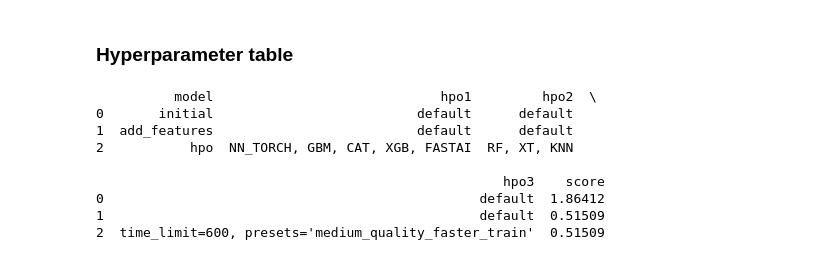
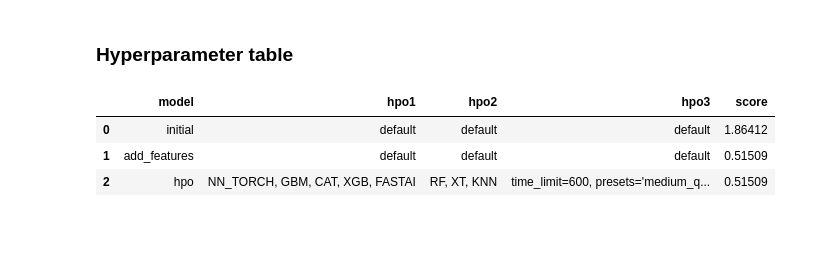
Before and after one commit to rkendev/Udacity_AWS_Machine_Learning_Engineer, a Jupyter notebook: Predict Bike Sharing Demand with AutoGluon/project-template.ipynb, the cells around one changed output. Saved outputs shown, nothing was run; the diff lists cells and outputs as text; code cells hidden in the pictures; blank space fills up the shorter version.

```diff
--- a/Predict Bike Sharing Demand with AutoGluon/project-template.ipynb
+++ b/Predict Bike Sharing Demand with AutoGluon/project-template.ipynb
@@ -703,23 +799,22 @@ plt.show()
 ### Hyperparameter table
 # %%
 # The 3 hyperparameters we tuned with the kaggle score as the result
-df = pd.DataFrame({
+# Define the data for the table
+data = {
     "model": ["initial", "add_features", "hpo"],
     "hpo1": ["default", "default", "NN_TORCH, GBM, CAT, XGB, FASTAI"],
     "hpo2": ["default", "default", "RF, XT, KNN"],
-    "hpo3": ["default", "default", "time_limit=600, presets='medium_quality_faster_train'"],
+    "hpo3": ["default", "default", "time_limit=600, presets='medium_quality_faster_train', hyperparameter_tune_kwargs={'num_trials': 5, 'scheduler': 'local', 'searcher': 'random'}"],
     "score": [1.86412, 0.51509, 0.51509]
-})
+}
+
+# Create a DataFrame
+df = pd.DataFrame(data)
 
 # Display the DataFrame
-print(df)
+df
 # %% [output]
-          model                             hpo1         hpo2  \
-0       initial                          default      default
-1  add_features                          default      default
-2           hpo  NN_TORCH, GBM, CAT, XGB, FASTAI  RF, XT, KNN
-
-                                                    hpo3    score
-0                                                default  1.86412
-1                                                default  0.51509
-2  time_limit=600, presets='medium_quality_faster_train'  0.51509
+|  | model | hpo1 | hpo2 | hpo3 | score |
+| 0 | initial | default | default | default | 1.86412 |
+| 1 | add_features | default | default | default | 0.51509 |
+| 2 | hpo | NN_TORCH, GBM, CAT, XGB, FASTAI | RF, XT, KNN | time_limit=600, presets='medium_q... | 0.51509 |
```
Also changed, not shown: parts of 18 cells of this notebook, 4 other files.
